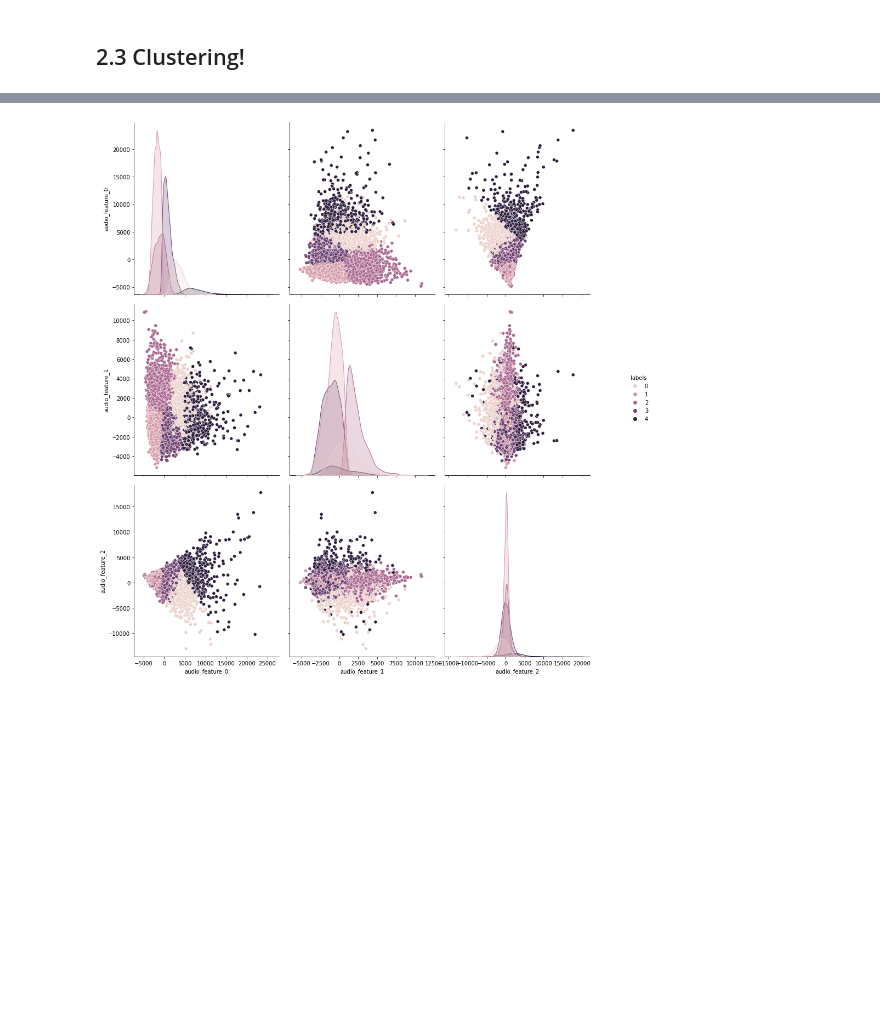
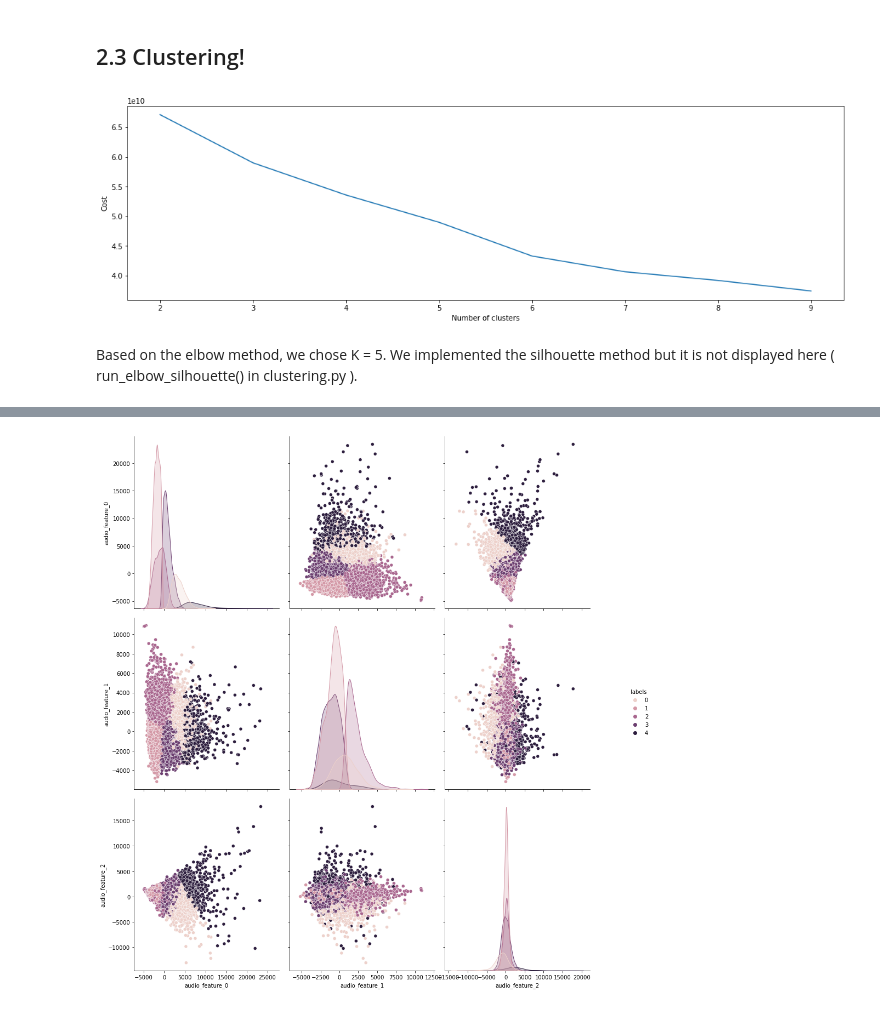
Before and after one commit to PliniLeonardo/ADM_HW4, a Jupyter notebook: homework4.ipynb, the cells around one changed output, grey strips where cells are left out. Cells and saved outputs as stored; diff of their text form; code cells hidden in the pictures; blank space fills up the shorter version.

```diff
--- a/homework4.ipynb
+++ b/homework4.ipynb
@@ -545,23 +545,28 @@ new_sound_info['audio_feature_2']=new_sound_info['audio_feature_2']/ (np.std(new
 # %%
 max_K = 10
 
-# compute the cost and the silhouette coefficients
-cost_array, silhouette_array = run_elbow_silhouette(new_sound_info, max_K)
+
+# initialize output array
+cost_array = []
+
+for i in tqdm(range(2,max_K)):
+    n_iter, labels, centroids, cost = custom_kmeans(new_sound_info, i)
+    cost_array.append(cost)
 
 # plot them
-fig, ax = plt.subplots(1,2, figsize = (18,5))
+fig, ax = plt.subplots(figsize = (18,5))
 
-ax[0].plot(range(2,max_K), cost_array)
-ax[0].set_xlabel('Number of clusters')
-ax[0].set_ylabel('Cost')
-ax[0].set_xticks(range(2,max_K))
+ax.plot(range(2,max_K), cost_array)
+ax.set_xlabel('Number of clusters')
+ax.set_ylabel('Cost')
+ax.set_xticks(range(2,max_K))
 
-ax[1].plot(range(2,max_K), silhouette_array)
-ax[1].set_xlabel('Number of clusters')
-ax[1].set_ylabel('Silhouette coefficient')
-ax[1].set_xticks(range(2,max_K))
 
 plt.show()
+# %% [output]
+[figure, added]
+# %% [markdown]
+Based on the elbow method, we chose K = 5. We implemented the silhouette method but it is not displayed here ( run_elbow_silhouette() in clustering.py ).
 # %%
 K = 5
 
```
Also changed, not shown: parts of 14 cells of this notebook, 1 other file.
